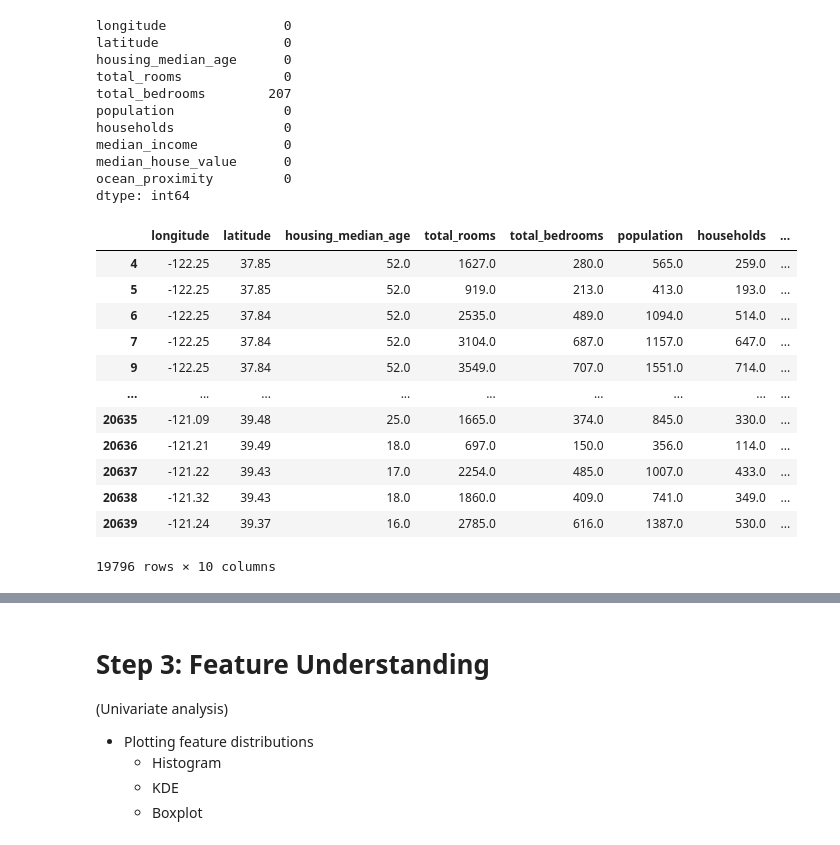
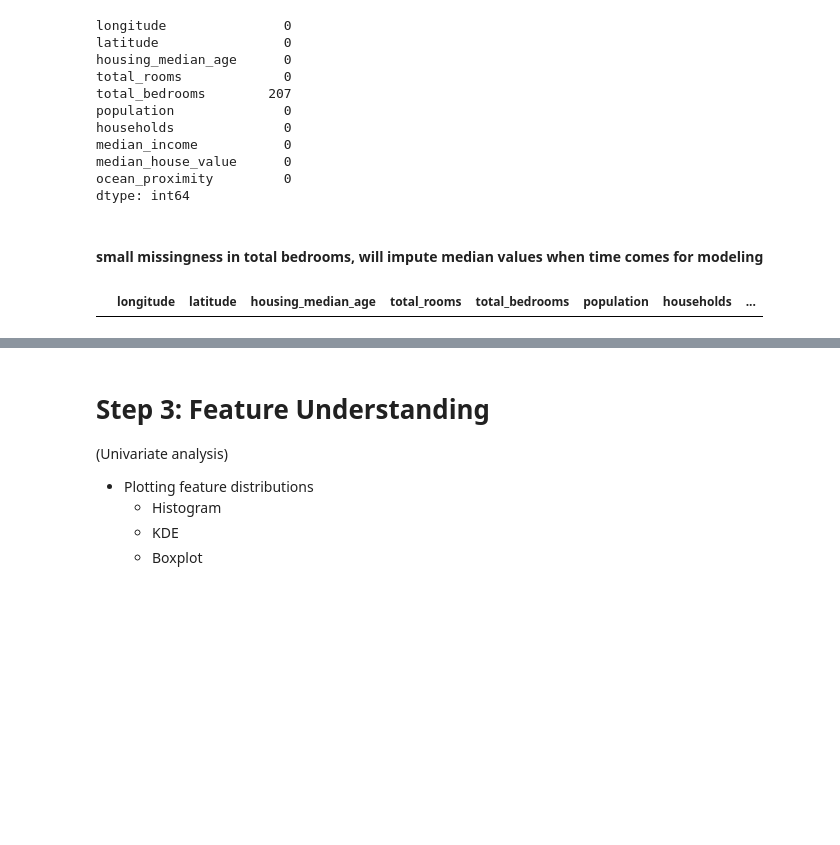
Before and after one commit to Kaydonius/California-Housing, a Jupyter notebook: notebooks/housing_analysis.ipynb, the cells around one changed output, grey strips where cells are left out. Cells and saved outputs as stored; diff of their text form; code cells hidden in the pictures; blank space fills up the shorter version.

```diff
--- a/notebooks/housing_analysis.ipynb
+++ b/notebooks/housing_analysis.ipynb
@@ -117,20 +115,11 @@ median_income           0
 median_house_value      0
 ocean_proximity         0
 dtype: int64
+# %% [markdown]
+#### small missingness in total bedrooms, will impute median values when time comes for modeling
 # %%
 # check duplicates
-df.loc[df.duplicated(subset=['longitude'])]
+df[df.duplicated()]
+# no duplicates
 # %% [output]
 |  | longitude | latitude | housing_median_age | total_rooms | total_bedrooms | population | households | ... |
-| 4 | -122.25 | 37.85 | 52.0 | 1627.0 | 280.0 | 565.0 | 259.0 | ... |
-| 5 | -122.25 | 37.85 | 52.0 | 919.0 | 213.0 | 413.0 | 193.0 | ... |
-| 6 | -122.25 | 37.84 | 52.0 | 2535.0 | 489.0 | 1094.0 | 514.0 | ... |
-| 7 | -122.25 | 37.84 | 52.0 | 3104.0 | 687.0 | 1157.0 | 647.0 | ... |
-| 9 | -122.25 | 37.84 | 52.0 | 3549.0 | 707.0 | 1551.0 | 714.0 | ... |
-| ... | ... | ... | ... | ... | ... | ... | ... | ... |
-| 20635 | -121.09 | 39.48 | 25.0 | 1665.0 | 374.0 | 845.0 | 330.0 | ... |
-| 20636 | -121.21 | 39.49 | 18.0 | 697.0 | 150.0 | 356.0 | 114.0 | ... |
-| 20637 | -121.22 | 39.43 | 17.0 | 2254.0 | 485.0 | 1007.0 | 433.0 | ... |
-| 20638 | -121.32 | 39.43 | 18.0 | 1860.0 | 409.0 | 741.0 | 349.0 | ... |
-| 20639 | -121.24 | 39.37 | 16.0 | 2785.0 | 616.0 | 1387.0 | 530.0 | ... |
-19796 rows × 10 columns
```
Also changed, not shown: parts of 12 cells of this notebook.
